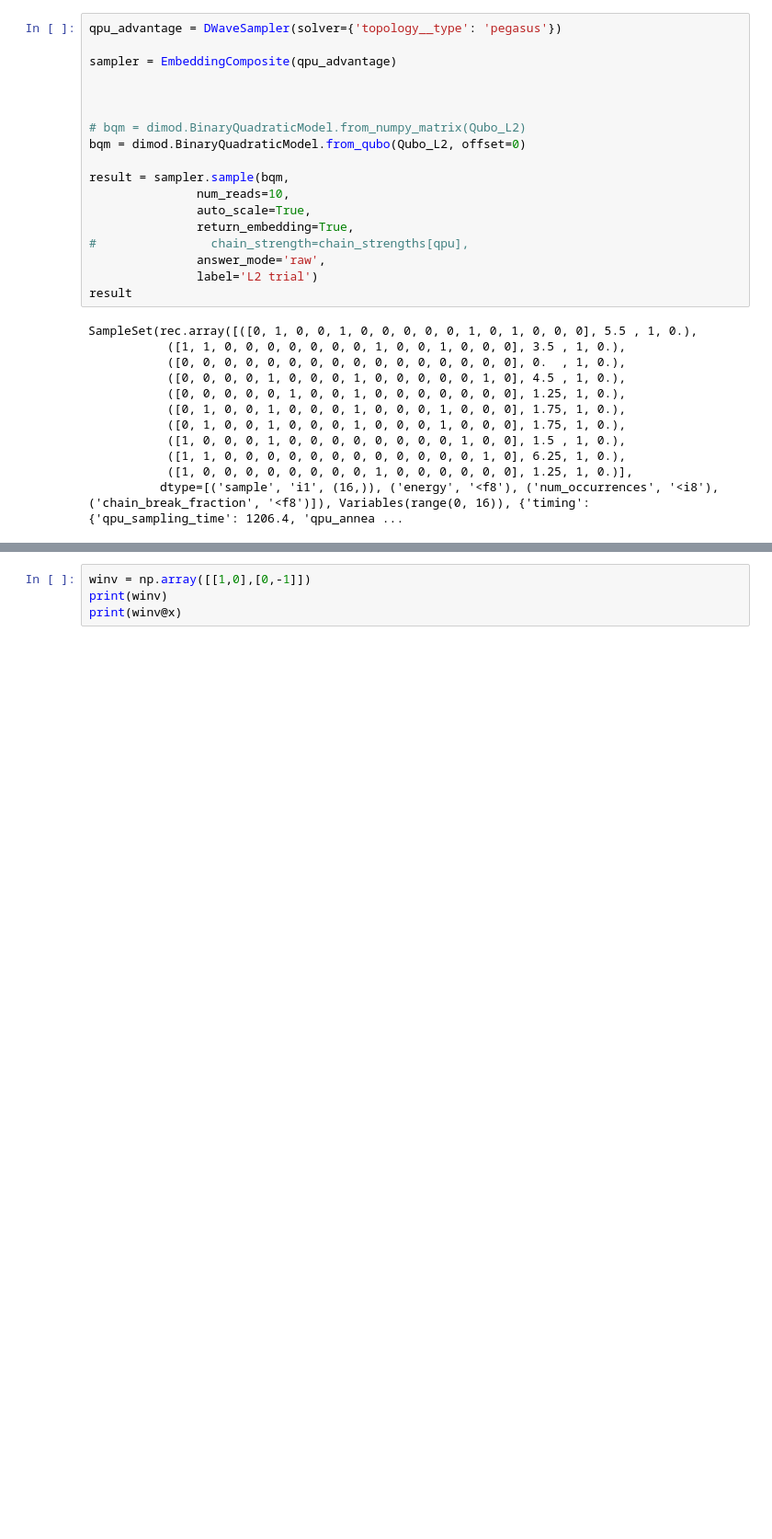
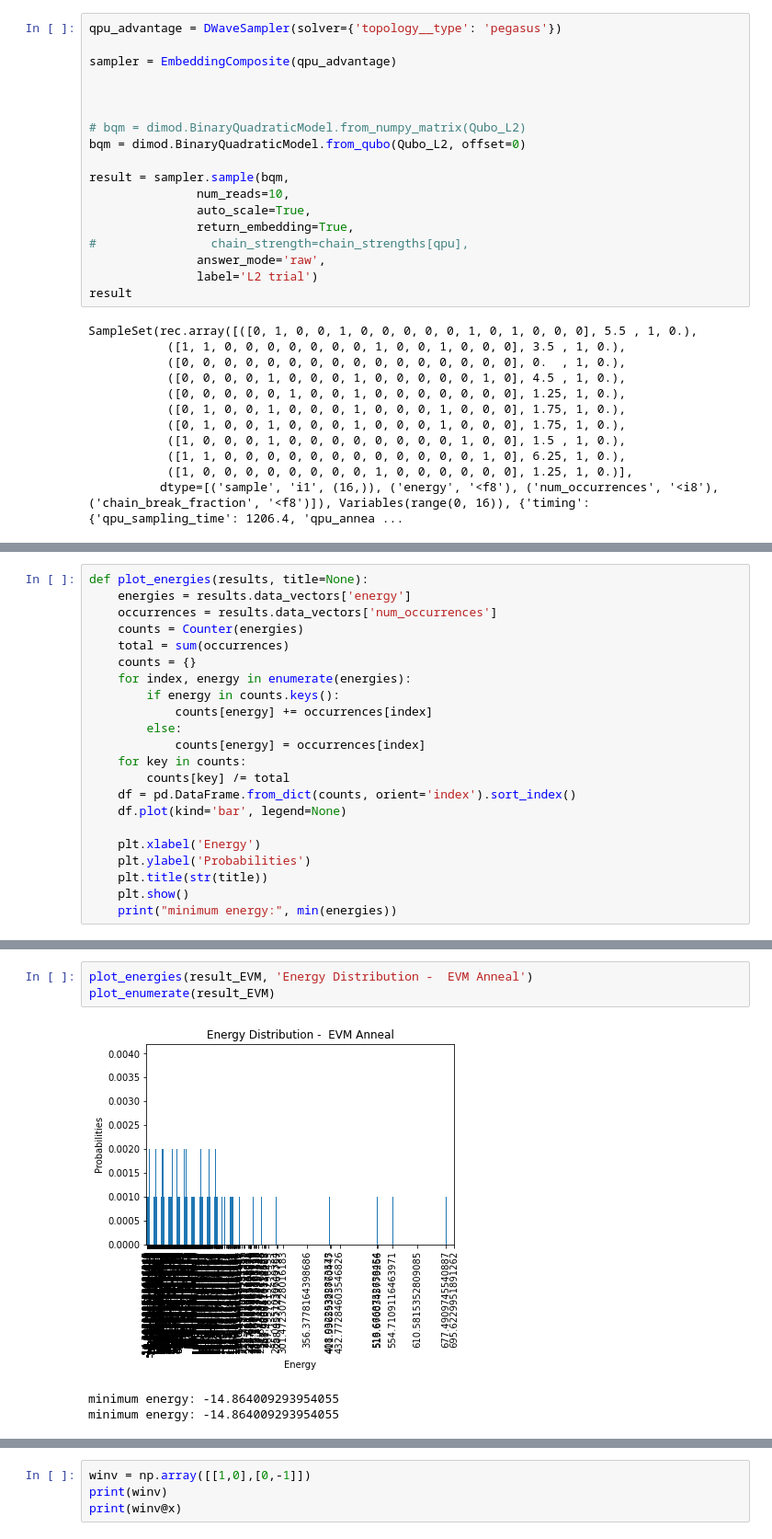
Before and after one commit to DBern97/Dwave-RAN-algs, a Jupyter notebook: ocean_trial_runs.ipynb, the cells around one changed output, grey strips where cells are left out. Shown at 92% size. Drawn from its saved outputs; the diff is of its cells as text; blank space fills up the shorter version.

```diff
--- a/ocean_trial_runs.ipynb
+++ b/ocean_trial_runs.ipynb
@@ -1213,0 +1115,22 @@ np.fft.ifft(x)
+# %%
+def plot_energies(results, title=None):
+    energies = results.data_vectors['energy']
+    occurrences = results.data_vectors['num_occurrences']
+    counts = Counter(energies)
+    total = sum(occurrences)
+    counts = {}
+    for index, energy in enumerate(energies):
+        if energy in counts.keys():
+            counts[energy] += occurrences[index]
+        else:
+            counts[energy] = occurrences[index]
+    for key in counts:
+        counts[key] /= total
+    df = pd.DataFrame.from_dict(counts, orient='index').sort_index()
+    df.plot(kind='bar', legend=None)
+
+    plt.xlabel('Energy')
+    plt.ylabel('Probabilities')
+    plt.title(str(title))
+    plt.show()
+    print("minimum energy:", min(energies))
@@ -1213,0 +1213,7 @@ np.fft.ifft(x)
+# %%
+plot_energies(result_EVM, 'Energy Distribution -  EVM Anneal')
+plot_enumerate(result_EVM)
+# %% [output]
+[figure, added]
+minimum energy: -14.864009293954055
+minimum energy: -14.864009293954055
```
Also changed, not shown: parts of 53 cells of this notebook.
